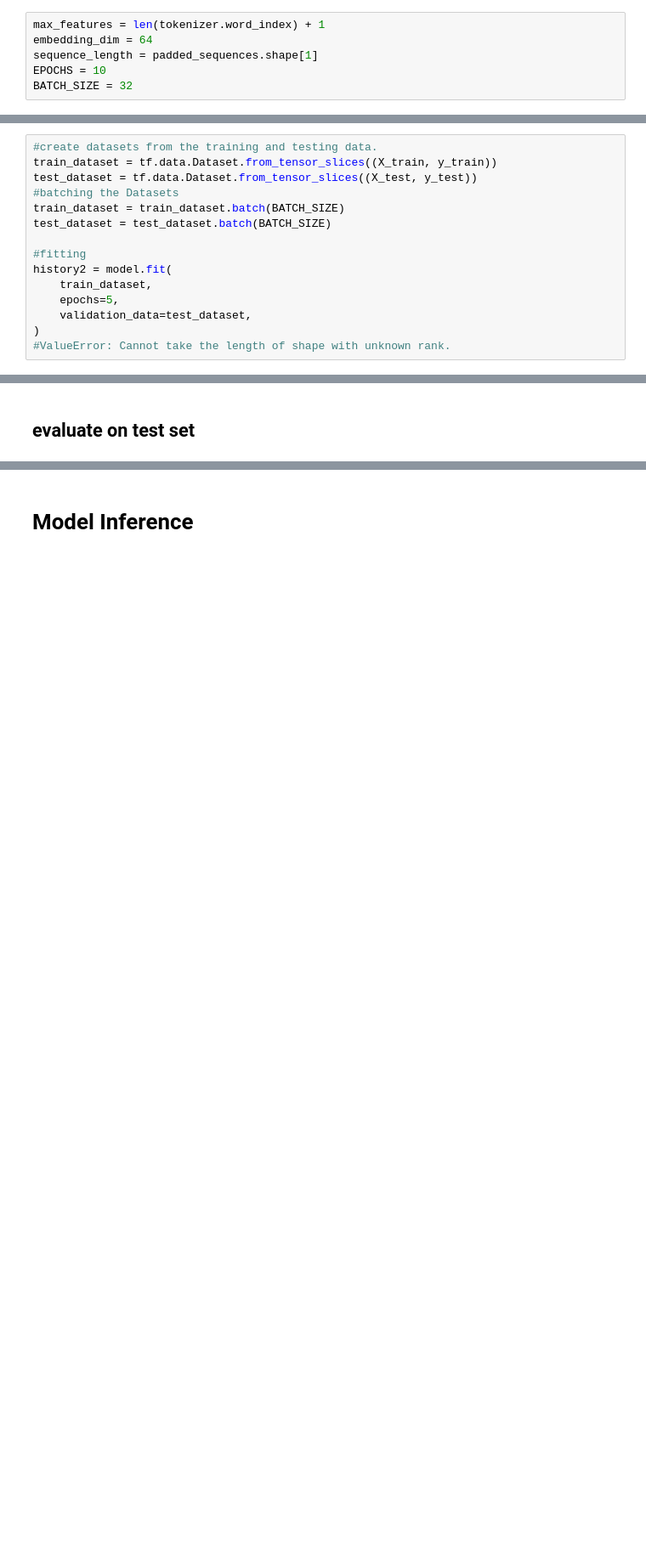
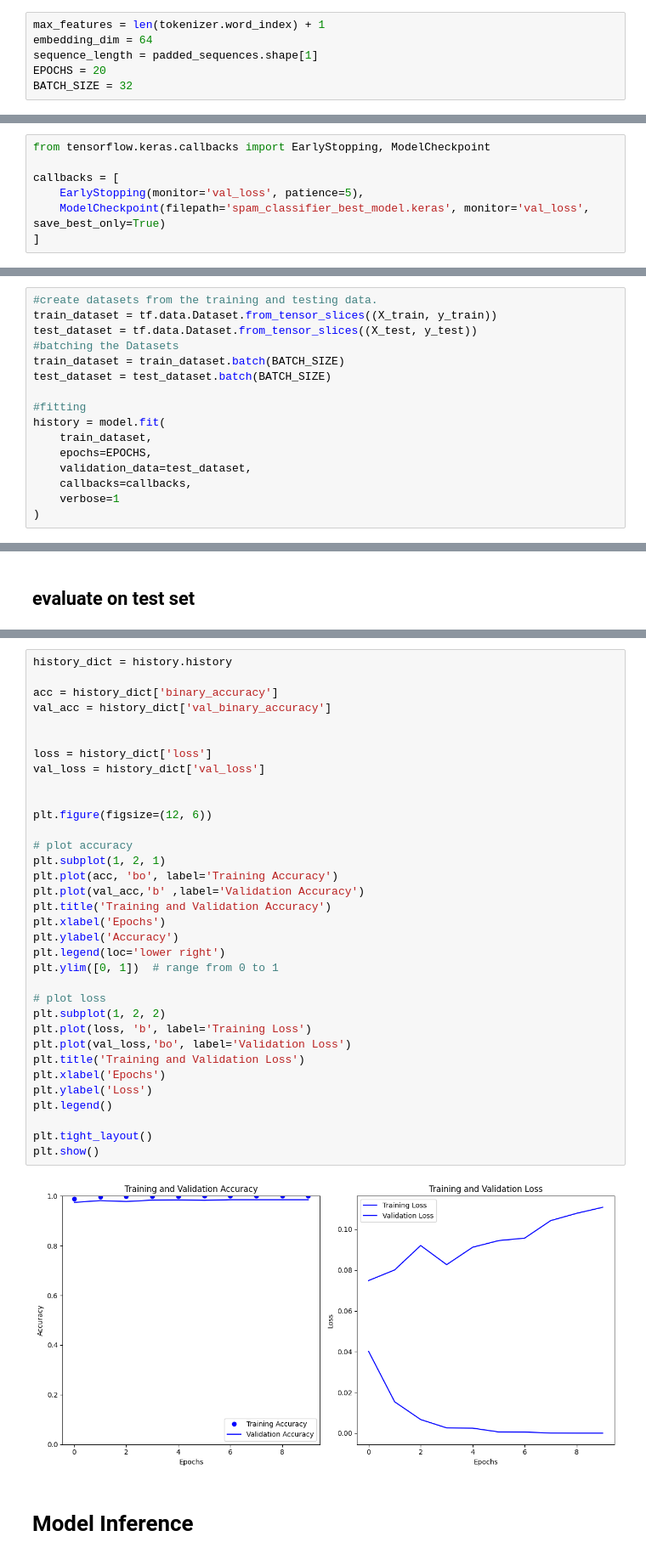
Before and after one commit to TariqAlhathloul/Text_Classification, a Jupyter notebook: Task2_Text_Classification.ipynb, the cells around one changed output, grey strips where cells are left out. Shown at 85% size. Cells and saved outputs as stored; diff of their text form; blank space fills up the shorter version.

```diff
--- a/Task2_Text_Classification.ipynb
+++ b/Task2_Text_Classification.ipynb
@@ -427,7 +436,7 @@ In this step, you will design and build a NLP Classifier model to classify text
 max_features = len(tokenizer.word_index) + 1
 embedding_dim = 64
 sequence_length = padded_sequences.shape[1]
-EPOCHS = 10
+EPOCHS = 20
 BATCH_SIZE = 32
 # %%
 padded_sequences.shape[1]
@@ -495,3 +504,10 @@ sdf
+# %%
+from tensorflow.keras.callbacks import EarlyStopping, ModelCheckpoint
+
+callbacks = [
+    EarlyStopping(monitor='val_loss', patience=5),
+    ModelCheckpoint(filepath='spam_classifier_best_model.keras', monitor='val_loss', save_best_only=True)
+]
 # %% [markdown]
 ## fitting the model
 # %%
@@ -591,11 +545,12 @@ train_dataset = train_dataset.batch(BATCH_SIZE)
 test_dataset = test_dataset.batch(BATCH_SIZE)
 
 #fitting
-history2 = model.fit(
+history = model.fit(
     train_dataset,
-    epochs=5,
+    epochs=EPOCHS,
     validation_data=test_dataset,
+    callbacks=callbacks,
+    verbose=1
 )
-#ValueError: Cannot take the length of shape with unknown rank.
 # %% [output]
 Epoch 1/5
@@ -642,3 +599,39 @@ Loss: 0.11079373210668564
+# %%
+history_dict = history.history
+
+acc = history_dict['binary_accuracy']
+val_acc = history_dict['val_binary_accuracy']
+
+
+loss = history_dict['loss']
+val_loss = history_dict['val_loss']
+
+
+plt.figure(figsize=(12, 6))
+
+# plot accuracy
+plt.subplot(1, 2, 1)
+plt.plot(acc, 'bo', label='Training Accuracy')
+plt.plot(val_acc,'b' ,label='Validation Accuracy')
+plt.title('Training and Validation Accuracy')
+plt.xlabel('Epochs')
+plt.ylabel('Accuracy')
+plt.legend(loc='lower right')
+plt.ylim([0, 1])  # range from 0 to 1
+
+# plot loss
+plt.subplot(1, 2, 2)
+plt.plot(loss, 'b', label='Training Loss')
+plt.plot(val_loss,'bo', label='Validation Loss')
+plt.title('Training and Validation Loss')
+plt.xlabel('Epochs')
+plt.ylabel('Loss')
+plt.legend()
+
+plt.tight_layout()
+plt.show()
+# %% [output]
+[figure, added]
 # %% [markdown]
 # Model Inference
 # %% [markdown]
```
Also changed, not shown: parts of 26 cells of this notebook.
